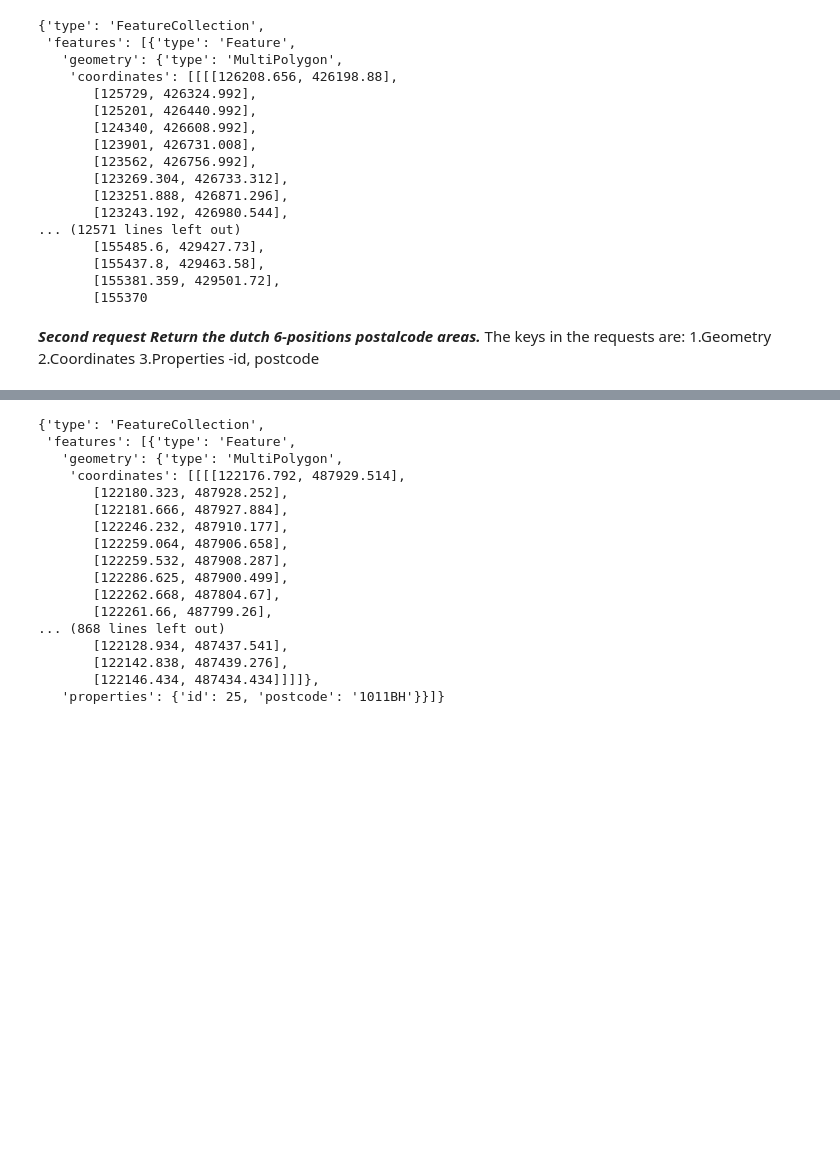
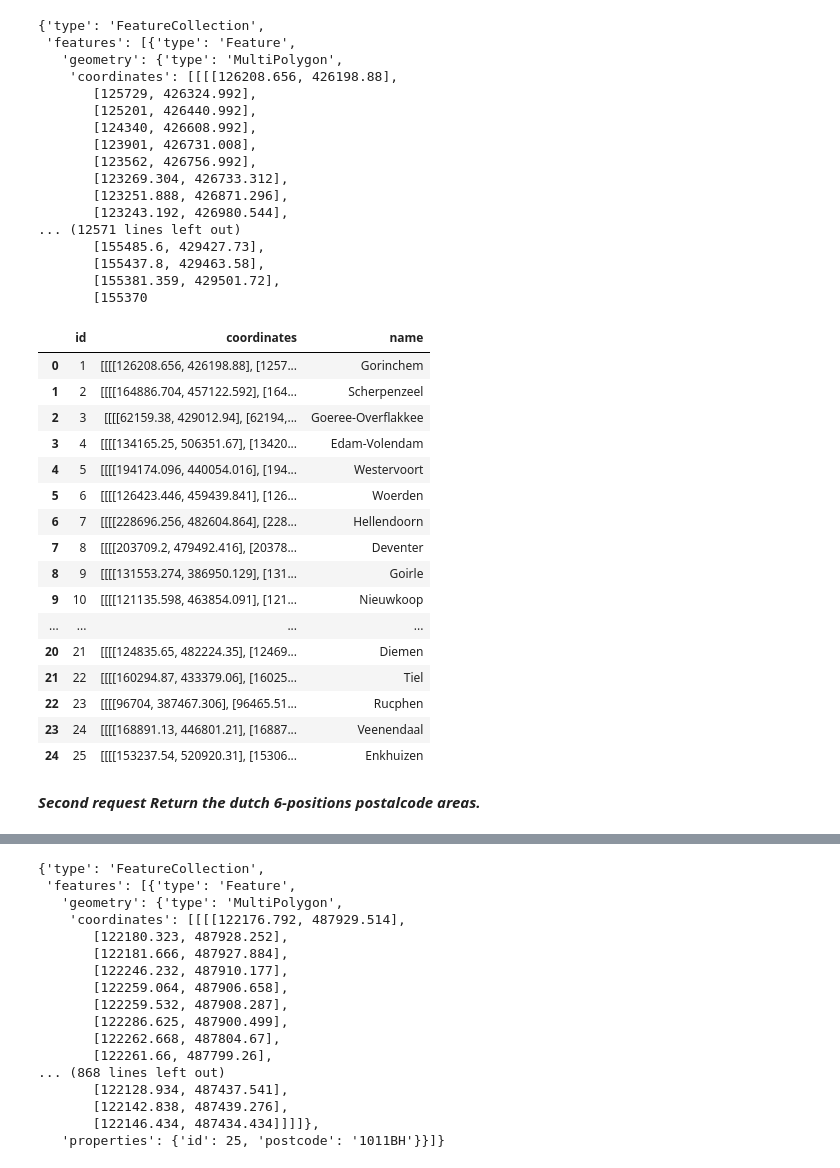
Before and after one commit to Desae/CFO-Project, a Jupyter notebook: 6. Regions.ipynb, the cells around one changed output, grey strips where cells are left out. Drawn from its saved outputs; the diff is of its cells as text; code cells hidden in the pictures; blank space fills up the shorter version.

Commit message:
JSoN requests to dataframes

```diff
--- a/6. Regions.ipynb
+++ b/6. Regions.ipynb
@@ -43,9 +42,38 @@ getData(url)
        [155437.8, 429463.58],
        [155381.359, 429501.72],
        [155370
+# %%
+data = getData(url)
+# %%
+def table_data(data):
+    df = pd.DataFrame(columns=['id','coordinates','name'])
+    for element in data['features']:
+        coordinates = element['geometry'].get('coordinates')
+        _id = element['properties'].get('id')
+        name = element['properties'].get('name')
+
+        s=pd.Series([_id, coordinates, name],df.columns)
+        df = df.append(s, ignore_index=True)
+    return df
+# %%
+table_data(data)
+# %% [output]
+|  | id | coordinates | name |
+| 0 | 1 | [[[[126208.656, 426198.88], [1257... | Gorinchem |
+| 1 | 2 | [[[[164886.704, 457122.592], [164... | Scherpenzeel |
+| 2 | 3 | [[[[62159.38, 429012.94], [62194,... | Goeree-Overflakkee |
+| 3 | 4 | [[[[134165.25, 506351.67], [13420... | Edam-Volendam |
+| 4 | 5 | [[[[194174.096, 440054.016], [194... | Westervoort |
+| 5 | 6 | [[[[126423.446, 459439.841], [126... | Woerden |
+| 6 | 7 | [[[[228696.256, 482604.864], [228... | Hellendoorn |
+| 7 | 8 | [[[[203709.2, 479492.416], [20378... | Deventer |
+| 8 | 9 | [[[[131553.274, 386950.129], [131... | Goirle |
+| 9 | 10 | [[[[121135.598, 463854.091], [121... | Nieuwkoop |
+| ... | ... | ... | ... |
+| 20 | 21 | [[[[124835.65, 482224.35], [12469... | Diemen |
+| 21 | 22 | [[[[160294.87, 433379.06], [16025... | Tiel |
+| 22 | 23 | [[[[96704, 387467.306], [96465.51... | Rucphen |
+| 23 | 24 | [[[[168891.13, 446801.21], [16887... | Veenendaal |
+| 24 | 25 | [[[[153237.54, 520920.31], [15306... | Enkhuizen |
 # %% [markdown]
 **_Second request Return the dutch 6-positions postalcode areas._**
-The keys in the requests are:
-1.Geometry
-2.Coordinates
-3.Properties -id, postcode
```
Also changed, not shown: parts of 12 cells of this notebook, 3 other files.
